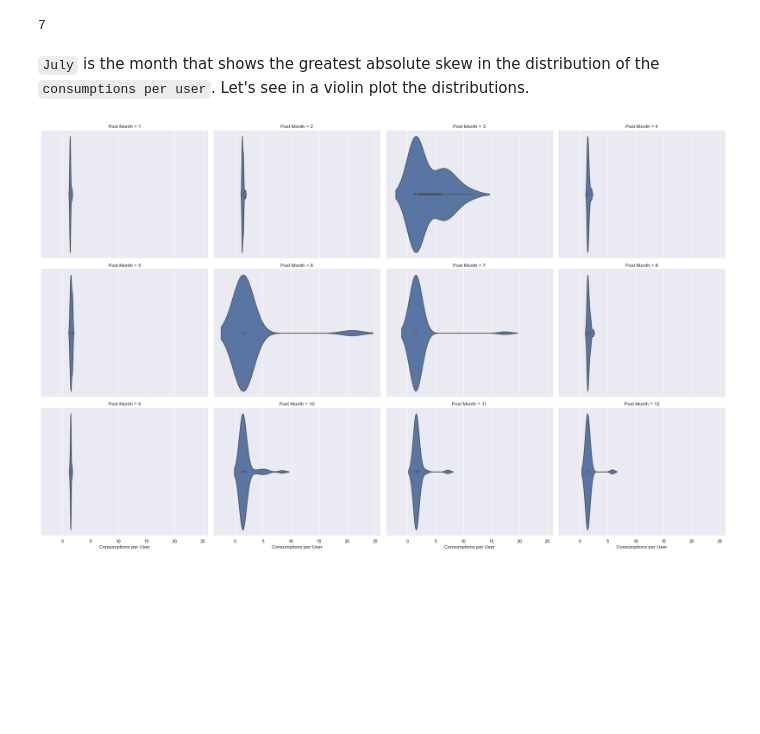
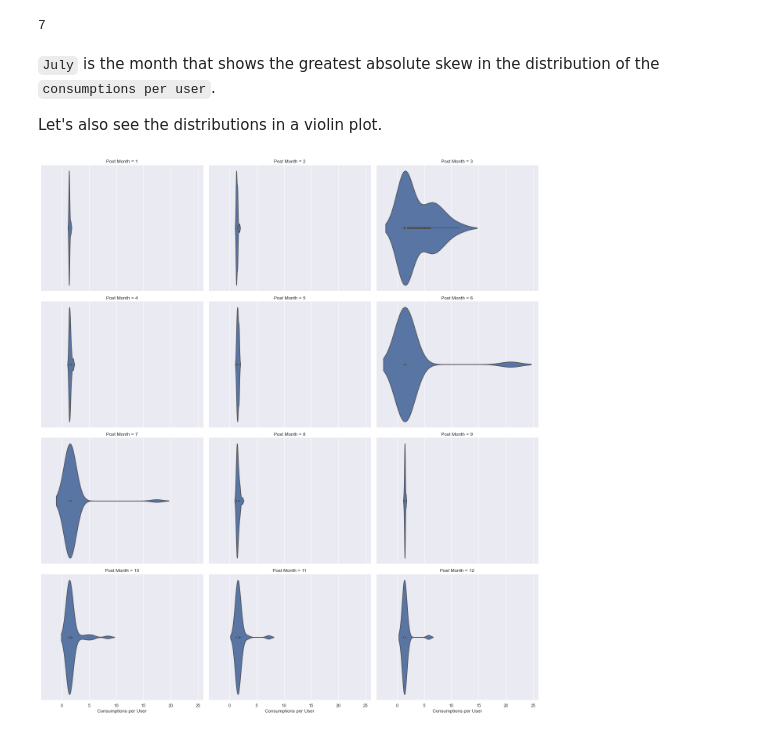
Before and after one commit to bezes/Facebook-UCI-Prediction, a Jupyter notebook: EDA.ipynb, the cells around one changed output. Drawn from its saved outputs; the diff is of its cells as text; code cells hidden in the pictures; blank space fills up the shorter version.

```diff
--- a/EDA.ipynb
+++ b/EDA.ipynb
@@ -155,13 +164,15 @@ df.loc[df.Type == 'Photo'].groupby('Post Month')[
 # %% [output]
 7
 # %% [markdown]
-`July` is the month that shows the greatest absolute skew in the distribution of the `consumptions per user`. Let's see in a violin plot the distributions.
+`July` is the month that shows the greatest absolute skew in the distribution of the `consumptions per user`.
+
+Let's also see the distributions in a violin plot.
 # %%
 months = df.loc[df.Type == 'Photo', 'Post Month'].sort_values().unique()
 g = sns.FacetGrid(df[df.Type == 'Photo'].sort_values('Post Month'),
-                  col='Post Month', col_wrap=4, row_order=months,
+                  col='Post Month', col_wrap=3, row_order=months,
                   height=5, aspect=1.2
                  )
 g.map(sns.violinplot, 'Consumptions per User');
 # %% [output]
-[figure, old version]
+[figure, new version]
```
Also changed, not shown: parts of 10 cells of this notebook, 2 other files.
